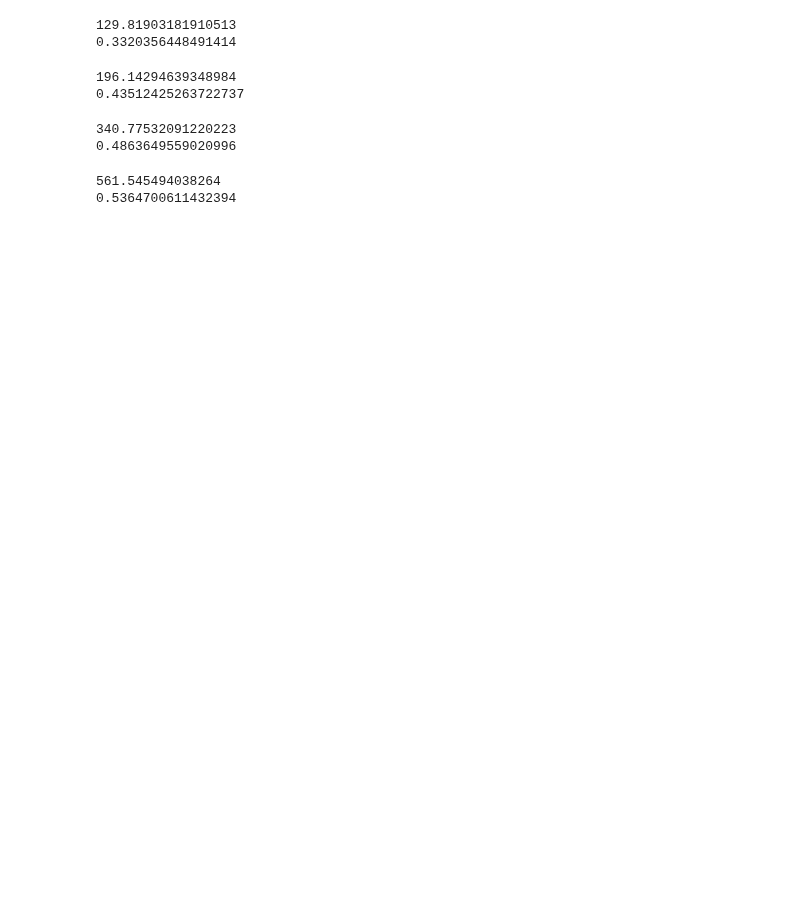
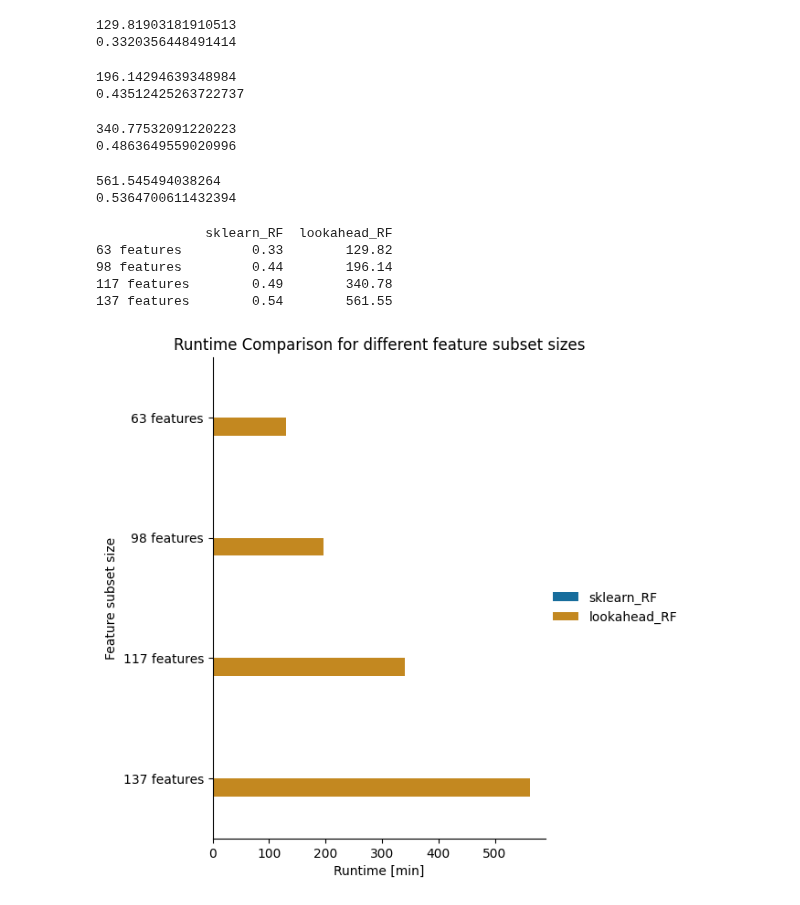
Before and after one commit to Morgall/LARF_BA, a Jupyter notebook: testing_juypter_notebooks/taxa_all_time.ipynb, the cells around one changed output. Saved outputs shown, nothing was run; the diff lists cells and outputs as text; code cells hidden in the pictures; blank space fills up the shorter version.

```diff
--- a/testing_juypter_notebooks/taxa_all_time.ipynb
+++ b/testing_juypter_notebooks/taxa_all_time.ipynb
@@ -171,3 +171,65 @@ print(overall_average_time/60)
 # %% [output]
 561.545494038264
 0.5364700611432394
+# %%
+import pandas as pd
+
+# Define the data as a dictionary with two columns
+data = {
+    'sklearn_RF': [0.33, 0.44, 0.49, 0.54],
+    'lookahead_RF': [129.82, 196.14, 340.78, 561.55]
+}
+
+# Define the row labels
+row_labels = ['63 features', '98 features', '117 features', '137 features']
+
+# Create the DataFrame with the data and row labels
+df = pd.DataFrame(data, index=row_labels)
+
+print(df)
+# %% [output]
+              sklearn_RF  lookahead_RF
+63 features         0.33        129.82
+98 features         0.44        196.14
+117 features        0.49        340.78
+137 features        0.54        561.55
+# %%
+df_2 = df.copy()
+
+#df_2 = df.drop(['speedup_factor'], axis=1)
+
+# Reset index to turn row labels (datasets) into a column
+df_2 = df_2.reset_index().rename(columns={'index': 'subset_size'})
+
+
+# Melt wide-format df to long-format for seaborn
+df_long = df_2.melt(id_vars='subset_size', var_name='method', value_name='runtime')
+
+#df_long['dataset'] = df_long['dataset'].map(alias_dict)
+# %%
+import seaborn as sns
+import matplotlib.pyplot as plt
+import os
+
+g = sns.catplot(
+    data=df_long,
+    y='subset_size',
+    x='runtime',
+    hue='method',
+    kind='bar',
+    height=6,
+    aspect=0.9,
+    width=0.5,
+    palette='colorblind'
+)
+#g.set(xscale='log')
+g._legend.set_title('')  # remove legend title
+plt.ylabel('Feature subset size')
+#plt.xlabel('Runtime [min] (log scale)')
+plt.xlabel('Runtime [min]')
+plt.title('Runtime Comparison for different feature subset sizes')
+plt.savefig(os.path.join('../microbiome_data/taxa_all_logo', f'times_forest_subset_sizes.svg'), format='svg', bbox_inches='tight')
+
+plt.show()
+# %% [output]
+[figure, added]
```
Also changed, not shown: 7 other files.
